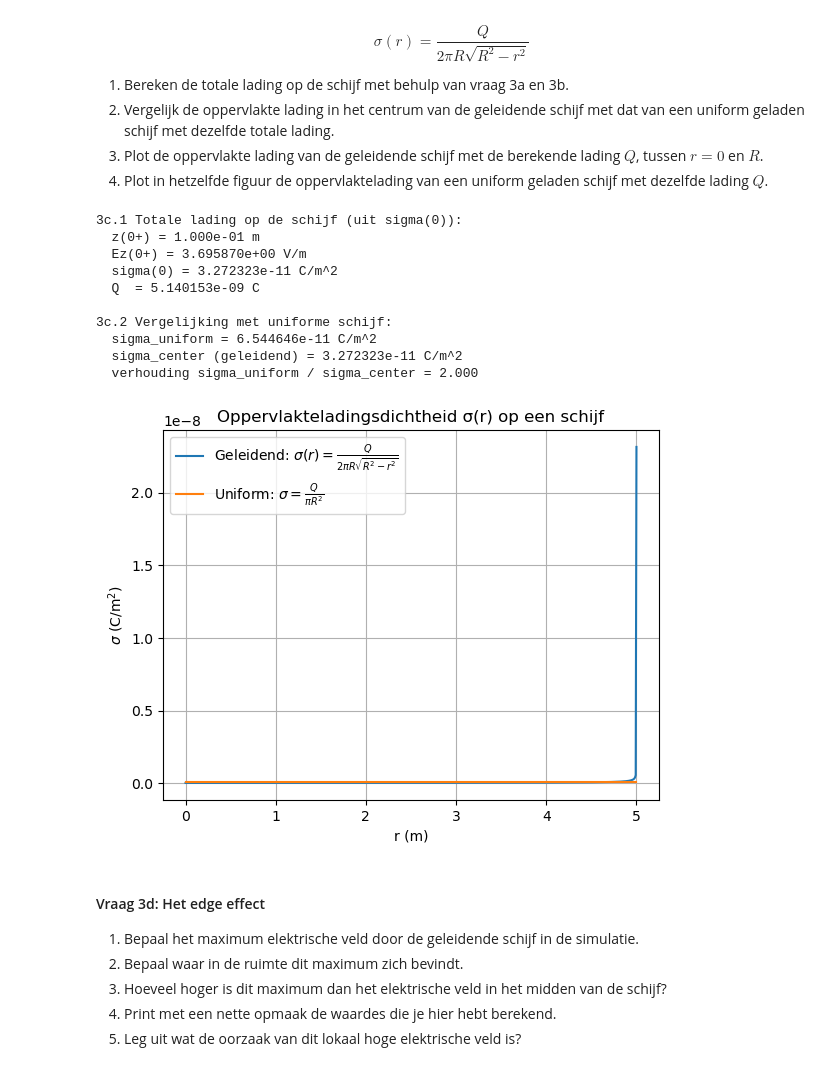
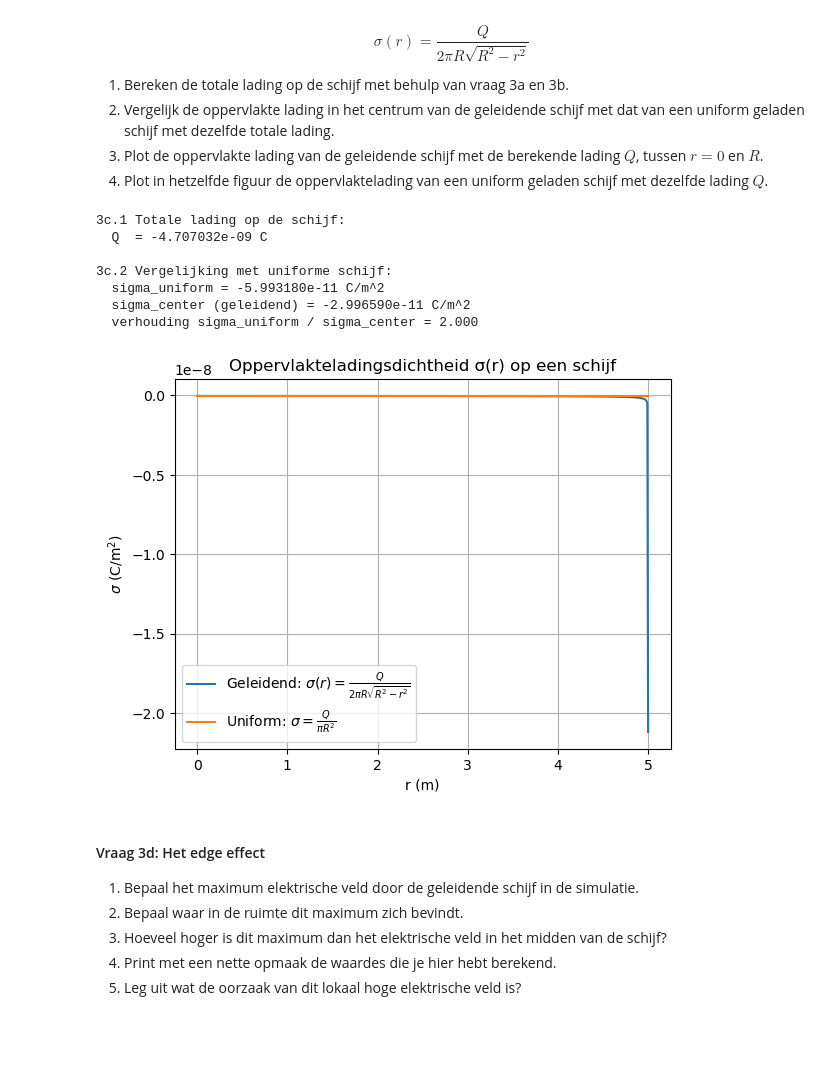
Before and after one commit to FRoerink/opdrachten-DEF-D, a Jupyter notebook: DigitaleOntwerpopdrachten/1CondensatorOpdracht/CondensatorOntwerpopdracht.ipynb, the cells around one changed output. Saved outputs shown, nothing was run; the diff lists cells and outputs as text; code cells hidden in the pictures; blank space fills up the shorter version.

```diff
--- a/DigitaleOntwerpopdrachten/1CondensatorOpdracht/CondensatorOntwerpopdracht.ipynb
+++ b/DigitaleOntwerpopdrachten/1CondensatorOpdracht/CondensatorOntwerpopdracht.ipynb
@@ -511,7 +511,7 @@ Hierin is $E_z$ het elektrisch veld net boven de schijf
 # %%
 Ez_axis = Ez[:, 0]
 
-idx_above = np.where(z_for_E > 0)[0][0]
+idx_above = np.argmin(np.abs(z_for_E))
 
 z_close = z_for_E[idx_above]
 Ez_close = Ez_axis[idx_above]
@@ -538,56 +538,48 @@ $$\sigma(r) = \frac{Q}{2 \pi R \sqrt{R^2 - r^2}}$$
 3. Plot de oppervlakte lading van de geleidende schijf met de berekende lading $Q$, tussen $r = 0$ en $R$.
 4. Plot in hetzelfde figuur de oppervlaktelading van een uniform geladen schijf met dezelfde lading $Q$.
 # %%
+# 1
 R = disk_radius
-
-# 1
-idx_above = np.where(z_for_E > 0)[0][0]
 Ez0_plus = Ez[idx_above, 0]
 sigma0 = epsilon0 * Ez0_plus
 
-Q = 2 * np.pi * R**2 * sigma0
+Q = 2*np.pi*R**2*sigma0
 
-print("3c.1 Totale lading op de schijf (uit sigma(0)):")
-print(f"  z(0+) = {z_for_E[idx_above]:.3e} m")
-print(f"  Ez(0+) = {Ez0_plus:.6e} V/m")
-print(f"  sigma(0) = {sigma0:.6e} C/m^2")
+print("3c.1 Totale lading op de schijf:")
 print(f"  Q  = {Q:.6e} C")
 
 # 2
 sigma_uniform = Q / (np.pi * R**2)
 
 print("\n3c.2 Vergelijking met uniforme schijf:")
 print(f"  sigma_uniform = {sigma_uniform:.6e} C/m^2")
 print(f"  sigma_center (geleidend) = {sigma0:.6e} C/m^2")
 print(f"  verhouding sigma_uniform / sigma_center = {sigma_uniform/sigma0:.3f}")
 
 # 3 en 4
 r_plot = np.linspace(0, R*(1 - 1e-6), 600)
 
 sigma_conducting = Q / (2 * np.pi * R * np.sqrt(R**2 - r_plot**2))
 sigma_uniform_curve = np.full_like(r_plot, sigma_uniform)
 
 plt.figure()
 plt.title("Oppervlakteladingsdichtheid σ(r) op een schijf")
 plt.plot(r_plot, sigma_conducting, label=r"Geleidend: $\sigma(r)=\frac{Q}{2\pi R\sqrt{R^2-r^2}}$")
 plt.plot(r_plot, sigma_uniform_curve, label=r"Uniform: $\sigma=\frac{Q}{\pi R^2}$")
 plt.xlabel("r (m)")
 plt.ylabel(r"$\sigma$ (C/m$^2$)")
 plt.grid(True)
 plt.legend()
 plt.show()
 # %% [output]
-3c.1 Totale lading op de schijf (uit sigma(0)):
-  z(0+) = 1.000e-01 m
-  Ez(0+) = 3.695870e+00 V/m
-  sigma(0) = 3.272323e-11 C/m^2
-  Q  = 5.140153e-09 C
+3c.1 Totale lading op de schijf:
+  Q  = -4.707032e-09 C
 
 3c.2 Vergelijking met uniforme schijf:
-  sigma_uniform = 6.544646e-11 C/m^2
-  sigma_center (geleidend) = 3.272323e-11 C/m^2
+  sigma_uniform = -5.993180e-11 C/m^2
+  sigma_center (geleidend) = -2.996590e-11 C/m^2
   verhouding sigma_uniform / sigma_center = 2.000
-[figure, old version]
+[figure, new version]
 # %% [markdown]
 #### Vraag 3d: Het edge effect
 
```
Also changed, not shown: parts of 11 cells of this notebook, 3 other files.
